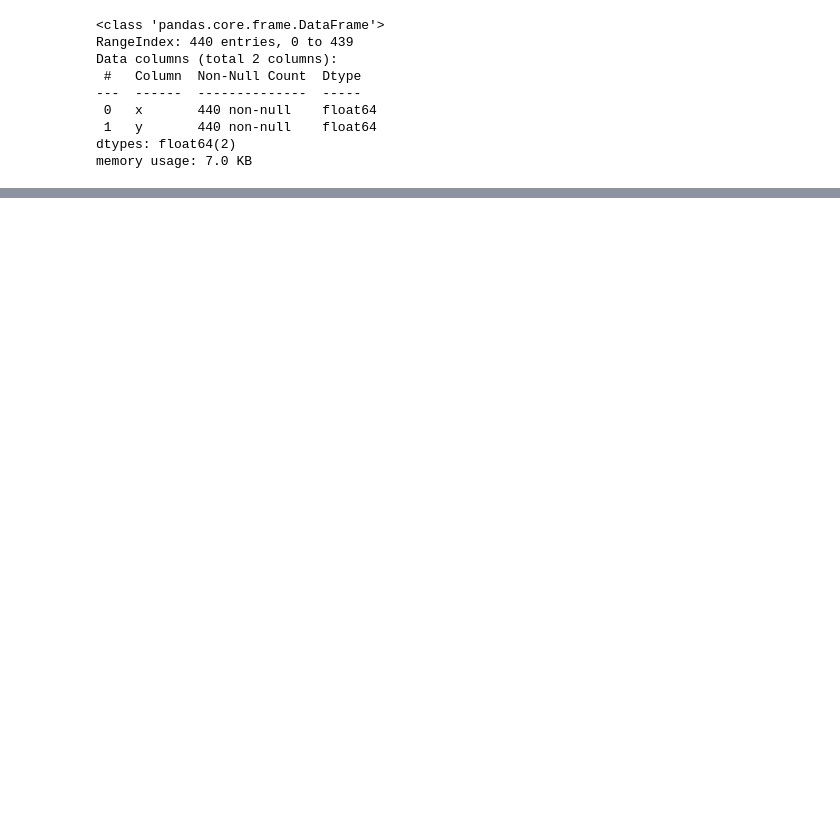
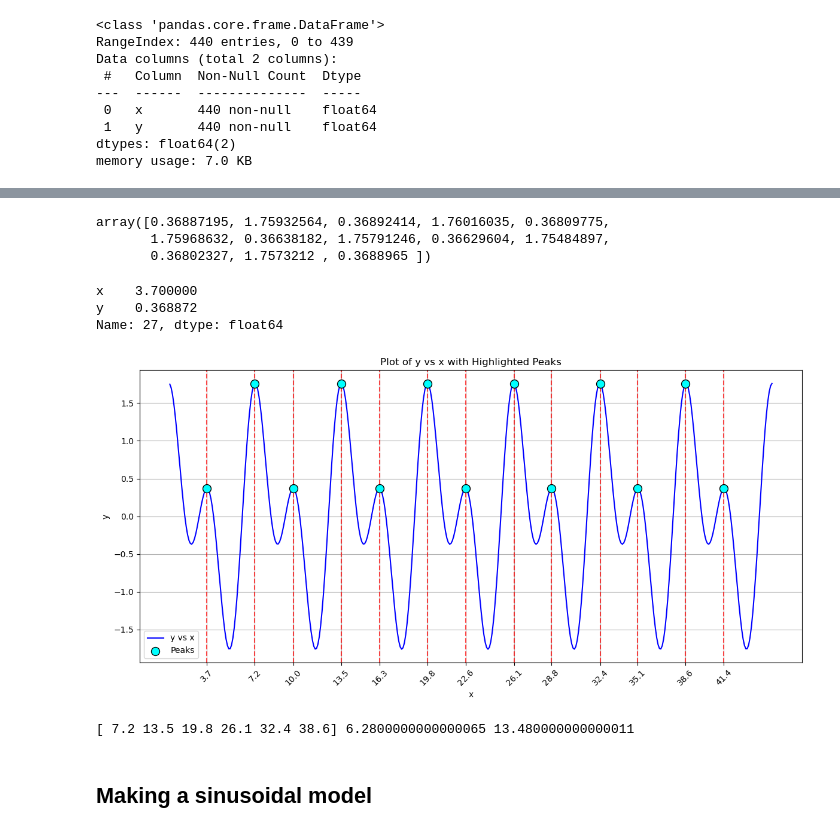
Before and after one commit to ShubhPundir/CrescerAI-Internship-Task, a Jupyter notebook: EDA.ipynb, the cells around one changed output, grey strips where cells are left out. Drawn from its saved outputs; the diff is of its cells as text; code cells hidden in the pictures; blank space fills up the shorter version.

```diff
--- a/EDA.ipynb
+++ b/EDA.ipynb
@@ -51,0 +82,5 @@ memory usage: 7.0 KB
+# %%
+from scipy.signal import find_peaks
+
+x = df.loc[:, 'x'].values
+y = df.loc[:, 'y'].values
@@ -51,0 +122,43 @@ memory usage: 7.0 KB
+# %%
+np.interp(peak_xs, df['x'], df['y'])
+# %% [output]
+array([0.36887195, 1.75932564, 0.36892414, 1.76016035, 0.36809775,
+       1.75968632, 0.36638182, 1.75791246, 0.36629604, 1.75484897,
+       0.36802327, 1.7573212 , 0.3688965 ])
+# %%
+df.loc[27]
+# %% [output]
+x    3.700000
+y    0.368872
+Name: 27, dtype: float64
+# %%
+import matplotlib.pyplot as plt
+
+# Define peak x-values and y-values
+peak_xs = [3.7, 7.2, 10.0, 13.5, 16.3, 19.8, 22.6, 26.1, 28.8, 32.4, 35.1, 38.6, 41.4]
+peak_ys = [27, 62, 90, 125, 153, 188, 216, 251, 278, 314, 341, 376, 404]
+
+# Plotting the data
+plt.figure(figsize=(12, 6))
+plt.plot(df['x'], df['y'], label='y vs x', color='blue')
+
+# Draw vertical lines at peak x-values
+for x in peak_xs:
+    plt.axvline(x=x, color='red', linestyle='--', alpha=0.7)
+
+# Set x-ticks and labels at peak positions
+plt.xticks(peak_xs, [f'{x:.1f}' for x in peak_xs], rotation=45)
+
+# Highlight peak points with red circles
+plt.scatter(peak_xs, np.interp(peak_xs, df['x'], df['y']), color='cyan', s=100, edgecolor='black', zorder=5, label='Peaks')
+
+# Title and labels
+plt.title('Plot of y vs x with Highlighted Peaks')
+plt.xlabel('x')
+plt.ylabel('y')
+plt.grid(True)
+plt.legend()
+plt.tight_layout()
+plt.show()
+# %% [output]
+[figure, added]
@@ -51,0 +179,22 @@ memory usage: 7.0 KB
+# %%
+from scipy.signal import find_peaks
+
+# Find only prominent peaks (adjust prominence value as needed)
+peaks, properties = find_peaks(y, prominence=1.0)
+
+# Extract the x-values at prominent peak locations
+peak_x_values = x[peaks]
+
+# Calculate the differences between consecutive dominant peaks
+peak_intervals = np.diff(peak_x_values)
+average_period = np.mean(peak_intervals)
+
+# First repetition start point
+repeat_start_x = peak_x_values[0] + average_period
+
+# Print or plot as needed
+print(peak_x_values, average_period, repeat_start_x)
+# %% [output]
+[ 7.2 13.5 19.8 26.1 32.4 38.6] 6.2800000000000065 13.480000000000011
+# %% [markdown]
+## Making a sinusoidal model
```
Also changed, not shown: parts of 15 cells of this notebook.
